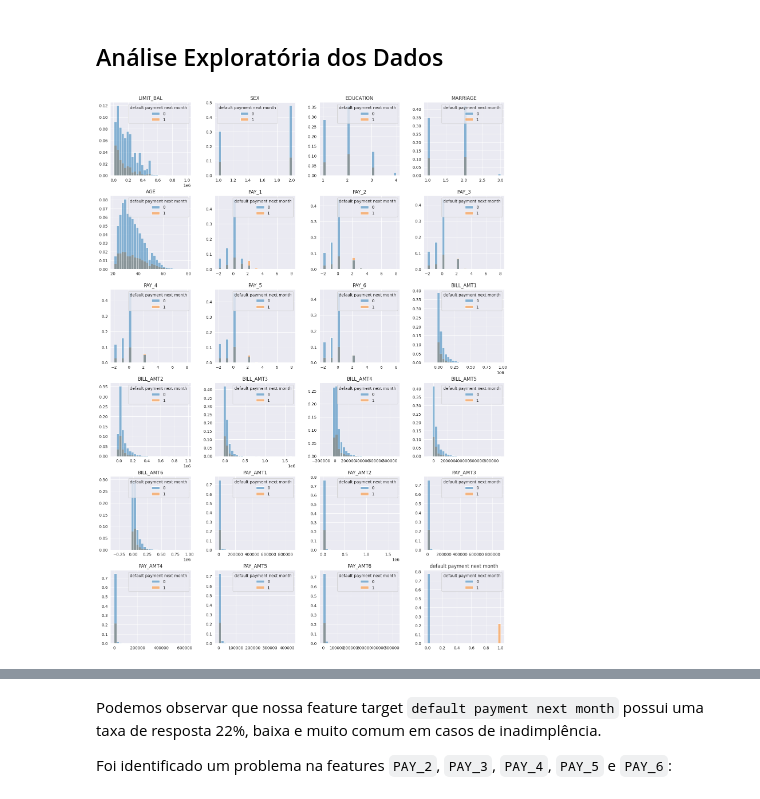
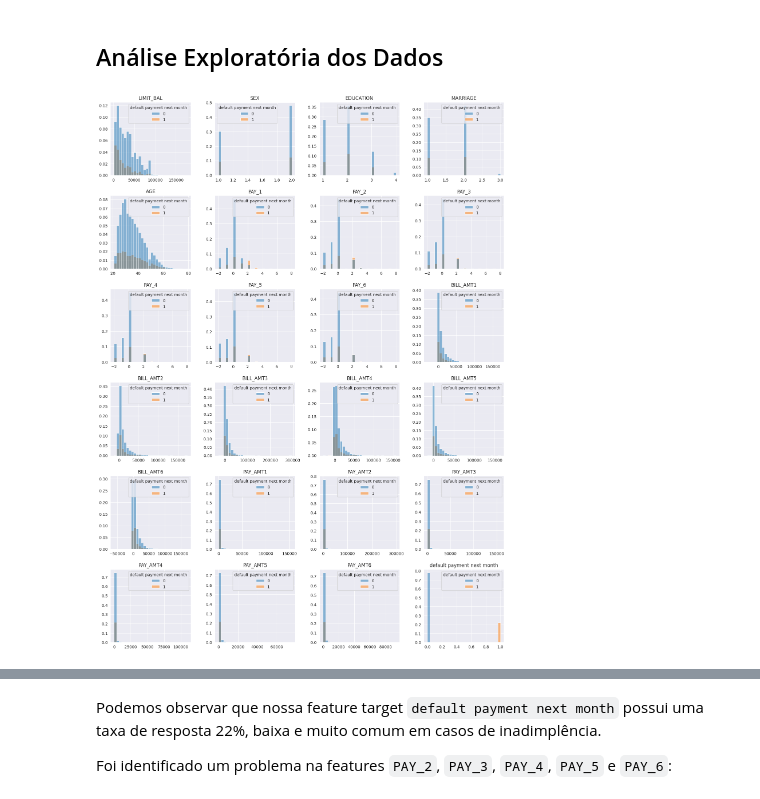
Before and after one commit to Mathsnts18/CreditRiskModel, a Jupyter notebook: notebooks/eda.ipynb, the cells around one changed output, grey strips where cells are left out. Saved outputs shown, nothing was run; the diff lists cells and outputs as text; code cells hidden in the pictures.

```diff
--- a/notebooks/eda.ipynb
+++ b/notebooks/eda.ipynb
@@ -70,3 +75,8 @@ O dataset contém:
+# %%
+taxa_cambio = 0.17636 #14/03/2025
+feats_price = ['LIMIT_BAL', 'BILL_AMT1', 'BILL_AMT2', 'BILL_AMT3', 'BILL_AMT4', 'BILL_AMT5', 'BILL_AMT6','PAY_AMT1', 'PAY_AMT2', 'PAY_AMT3', 'PAY_AMT4', 'PAY_AMT5', 'PAY_AMT6']
+
+df[feats_price] = df[feats_price] * taxa_cambio
 # %% [markdown]
 ### Dicionário de dados
 # %% [markdown]
@@ -126,6 +136,6 @@ df[df['ID'].duplicated()].describe()
 # %% [markdown]
 Aparentemente houve uma condição de associação errada na consulta SQL que gerou os dados. Iremos limpar esses dados do dataset.
 # %%
-df.drop_duplicates('ID', inplace=True)
+#df.drop_duplicates('ID', inplace=True)
 df.shape
 # %% [output]
@@ -226,19 +248,19 @@ O dataset contém:
 # %% [markdown]
 ## Análise Exploratória dos Dados
 # %%
-num_feats = df.select_dtypes(int)
+num_feats = df.select_dtypes([int,float])
 
 fig, axes = plt.subplots(6, 4, figsize=(15,20))
 fig.tight_layout(pad=3)
 
 for i, col in enumerate(num_feats.columns):
 
     sns.histplot(num_feats, x=col, ax=axes[i//4, i%4], bins=30, hue='default payment next month', stat='proportion')
     axes[i//4, i%4].set_xlabel('')
     axes[i//4, i%4].set_ylabel('')
     axes[i//4, i%4].set_title(col);
 # %% [output]
-[figure, old version]
+[figure, new version]
 # %%
 num_feats.describe().T
 # %% [output]
```
Also changed, not shown: parts of 18 cells of this notebook, 8 other files.
